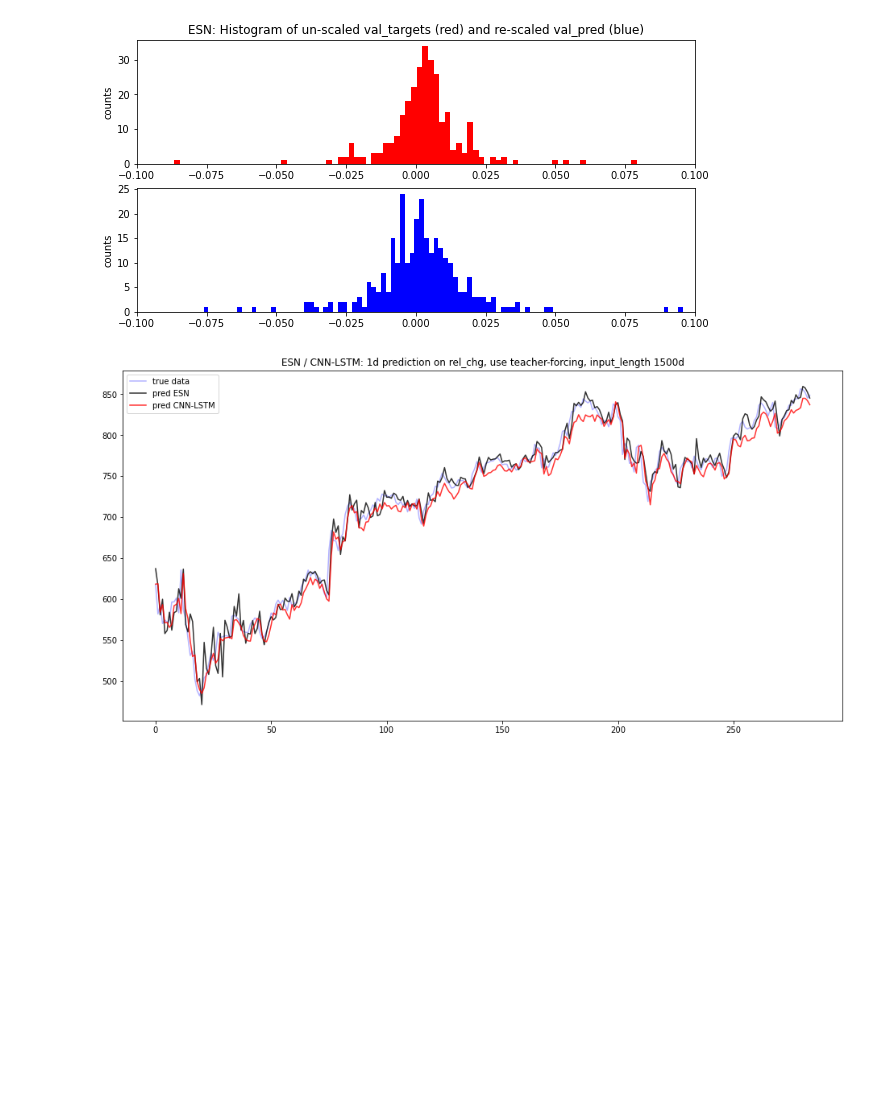
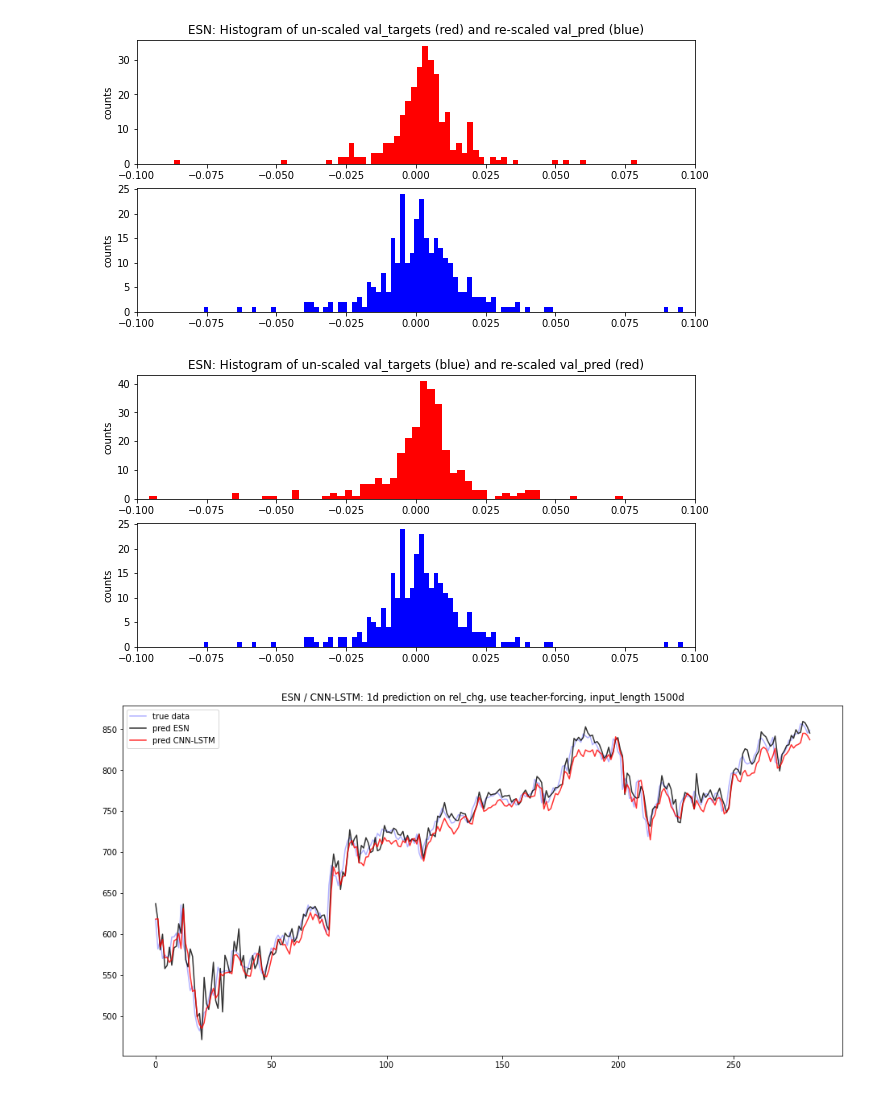
Before and after one commit to MarcoLandtHayen/EchoStateNetworks, a Jupyter notebook: notebooks/ESN_vs_CNNLSTM_amazon.ipynb, the cells around one changed output. Saved outputs shown, nothing was run; the diff lists cells and outputs as text; code cells hidden in the pictures; blank space fills up the shorter version.

```diff
--- a/notebooks/ESN_vs_CNNLSTM_amazon.ipynb
+++ b/notebooks/ESN_vs_CNNLSTM_amazon.ipynb
@@ -570,6 +570,20 @@ up movements percentage:  0.57
 ESN pred. accuracy:  0.525
 ESN mean abs. error:  10.6
 [figure]
+# %%
+# check distribution true un-scaled val_targets vs. re-scaled predicted validation output (rel_chg)
+nBins = 100
+fig, axes = plt.subplots(2, 1, figsize=(10,5))
+axes[0].hist(Y_pred_rescaled, nBins, color="red")
+axes[0].set_ylabel("counts")
+axes[0].set_xlim(-0.1, 0.1)
+axes[0].set_title("ESN: Histogram of un-scaled val_targets (blue) and re-scaled val_pred (red)")
+axes[1].hist(val_target, nBins, color="blue")
+axes[1].set_ylabel("counts")
+axes[1].set_xlim(-0.1, 0.1)
+plt.show()
+# %% [output]
+[figure, added]
 # %%
 # Fidelity check: Plot validation data, true vs. predicted absolute values
 plt.figure(figsize=(16,8))
```
Also changed, not shown: parts of 3 cells of this notebook, 1 other file.
